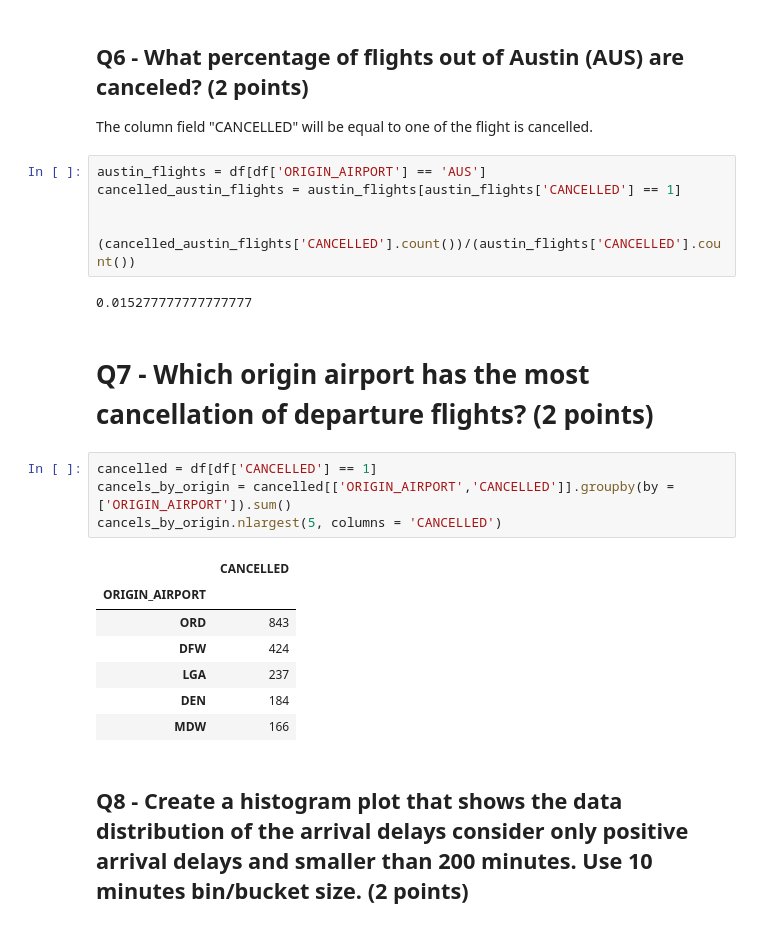
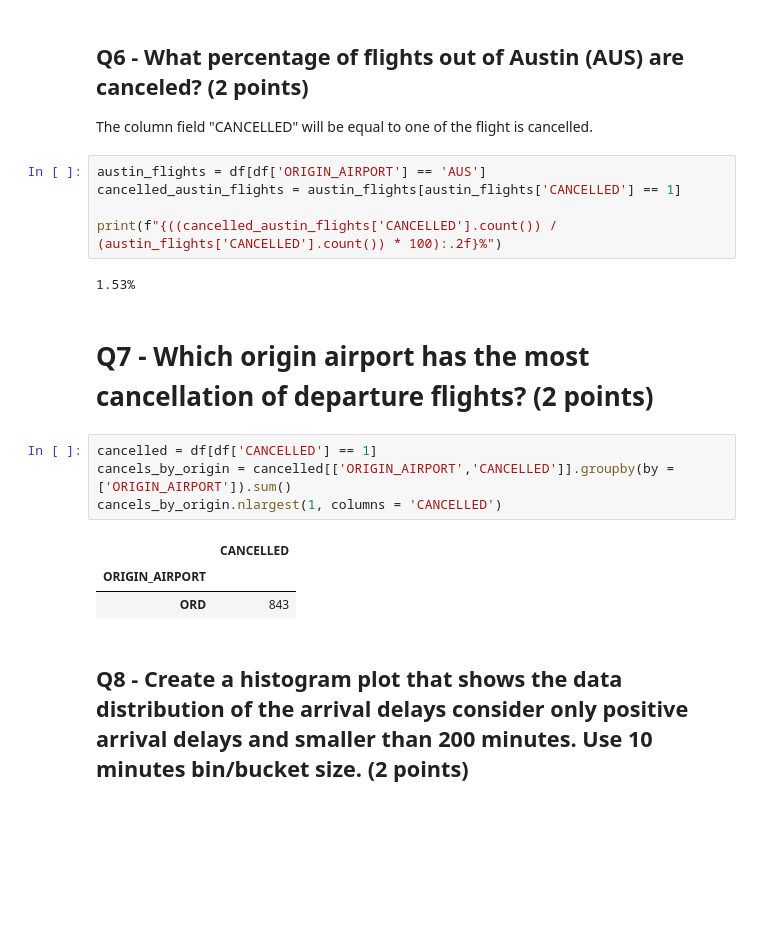
Before and after one commit to dylanxlam/data_science_practice_and_skills, a Jupyter notebook: 329e_HW01_Spring24.ipynb, the cells around one changed output. Cells and saved outputs as stored; diff of their text form; blank space fills up the shorter version.

```diff
--- a/329e_HW01_Spring24.ipynb
+++ b/329e_HW01_Spring24.ipynb
@@ -191,24 +126,19 @@ The column field "CANCELLED" will be equal to one of the flight is cancelled.
 austin_flights = df[df['ORIGIN_AIRPORT'] == 'AUS']
 cancelled_austin_flights = austin_flights[austin_flights['CANCELLED'] == 1]
 
-
-(cancelled_austin_flights['CANCELLED'].count())/(austin_flights['CANCELLED'].count())
+print(f"{((cancelled_austin_flights['CANCELLED'].count()) / (austin_flights['CANCELLED'].count()) * 100):.2f}%")
 # %% [output]
-0.015277777777777777
+1.53%
 # %% [markdown]
 # Q7 - Which origin airport has the most cancellation of departure flights? (2 points)
 # %%
 cancelled = df[df['CANCELLED'] == 1]
 cancels_by_origin = cancelled[['ORIGIN_AIRPORT','CANCELLED']].groupby(by = ['ORIGIN_AIRPORT']).sum()
-cancels_by_origin.nlargest(5, columns = 'CANCELLED')
+cancels_by_origin.nlargest(1, columns = 'CANCELLED')
 # %% [output]
 |  | CANCELLED |
 | ORIGIN_AIRPORT |  |
 | ORD | 843 |
-| DFW | 424 |
-| LGA | 237 |
-| DEN | 184 |
-| MDW | 166 |
 # %% [markdown]
 ## Q8 - Create a histogram plot that shows the data distribution of the arrival delays consider only positive arrival delays and smaller than 200 minutes. Use 10 minutes bin/bucket size. (2 points)
 # %%
```
Also changed, not shown: parts of 14 cells of this notebook, 1 other file.
